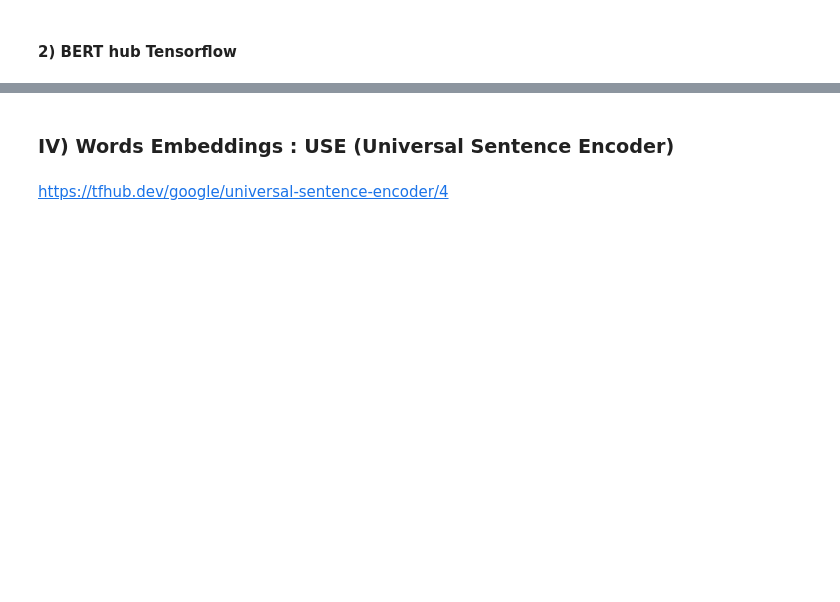
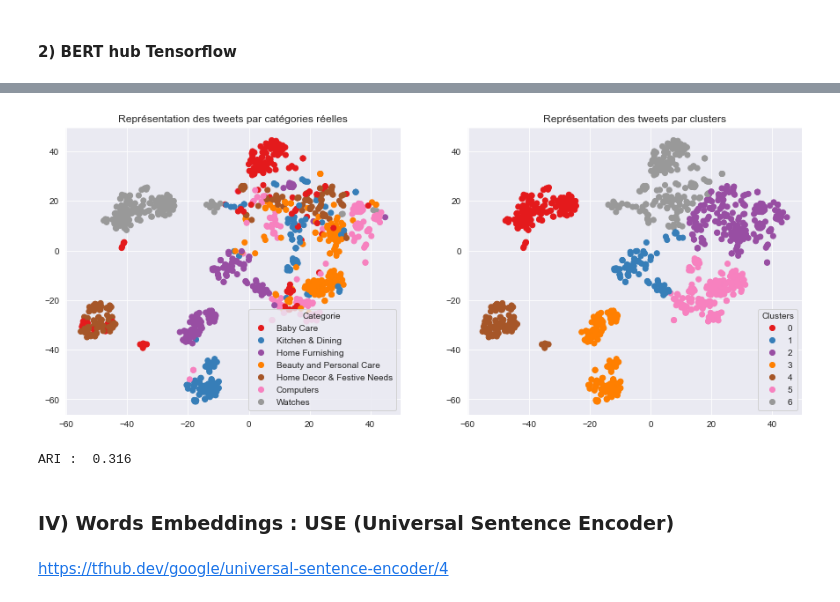
Before and after one commit to oumeima-elgharbi/P6_Data_Science_OpenClassrooms, a Jupyter notebook: P6_03_NLP.ipynb, the cells around one changed output, grey strips where cells are left out. Cells and saved outputs as stored; diff of their text form; code cells hidden in the pictures; blank space fills up the shorter version.

```diff
--- a/P6_03_NLP.ipynb
+++ b/P6_03_NLP.ipynb
@@ -452,3 +6,0 @@ https://nalepae.github.io/pandarallel/troubleshooting/
-# %%
-# init sns
-sns.set()
@@ -1346,0 +41,9 @@ data = pd.read_csv(output_path + "final_data_text.csv")
+# %%
+# Starting time
+t0 = time()
+
+input_path = "./dataset/cleaned/"
+input_filename = "final_data_text.csv"
+input_file = "{}{}".format(input_path, input_filename)
+
+output_path = "./dataset/cleaned/"
@@ -1347,2 +52,4 @@ data = pd.read_csv(output_path + "final_data_text.csv")
+# %%
+data = pd.read_csv(input_file)
 # %%
 data
@@ -1567,2 +447,7 @@ TSNE_visu_fct(X_tsne, y_cat_num, l_cat, labels, ARI)
+# %%
+TSNE_visu_fct(X_tsne, y_cat_num, l_cat, labels, ARI)
+# %% [output]
+[figure, added]
+ARI :  0.316
 # %% [markdown]
 ### IV) Words Embeddings : USE (Universal Sentence Encoder)
```
Also changed, not shown: parts of 255 cells of this notebook, 10 other files.
